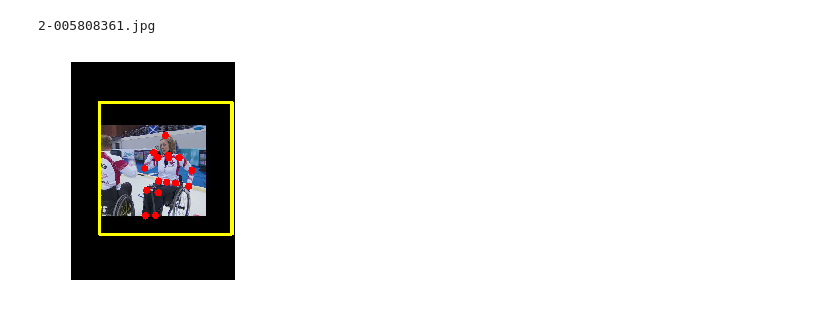
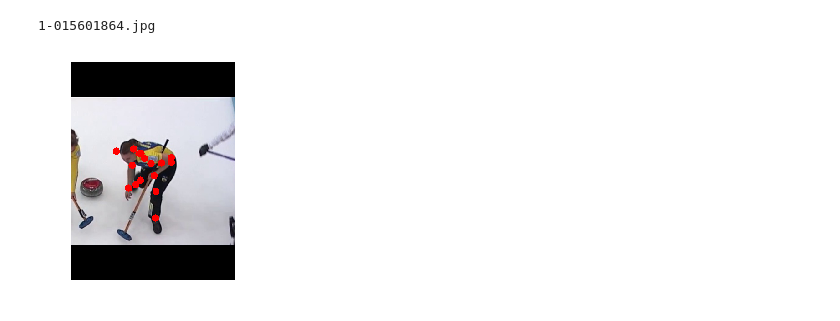
Before and after one commit to s1023030/FCN-tensorflow, a Jupyter notebook: Data_display_after_preprocessing.ipynb, the cells around one changed output. Saved outputs shown, nothing was run; the diff lists cells and outputs as text; code cells hidden in the pictures.

```diff
--- a/Data_display_after_preprocessing.ipynb
+++ b/Data_display_after_preprocessing.ipynb
@@ -14,22 +14,14 @@ height=480
 # %%
 print(data['filename'])
 img = cv2.imread(dir_path+data['filename'])
 joints_pos=data['joint_pos']
 for joint in joints_pos:
     x=int(joints_pos[str(joint)][0])
     y=int(joints_pos[str(joint)][1])
     cv2.circle(img,(x,y), 8, (0,0,255), -1)
-side=data['scale']*200*1.1
-left_top_X=int(data['objpos'][0]-(side/2))
-left_top_Y=int(data['objpos'][1]-(side/2))
-right_down_X=min(width,left_top_X+int(side))
-right_down_Y=min(height,left_top_Y+int(side))
-left_top_X=max(0,left_top_X)
-left_top_Y=max(0,left_top_Y)
-cv2.rectangle(img,(left_top_X,left_top_Y),(right_down_X,right_down_Y),(0,255,255),5)
 plt.axis("off")
 plt.imshow(cv2.cvtColor(img, cv2.COLOR_BGR2RGB))
 plt.show()
 # %% [output]
-2-005808361.jpg
+1-015601864.jpg
-[figure, old version]
+[figure, new version]
```
Also changed, not shown: parts of 1 cell of this notebook, 5 other files.
